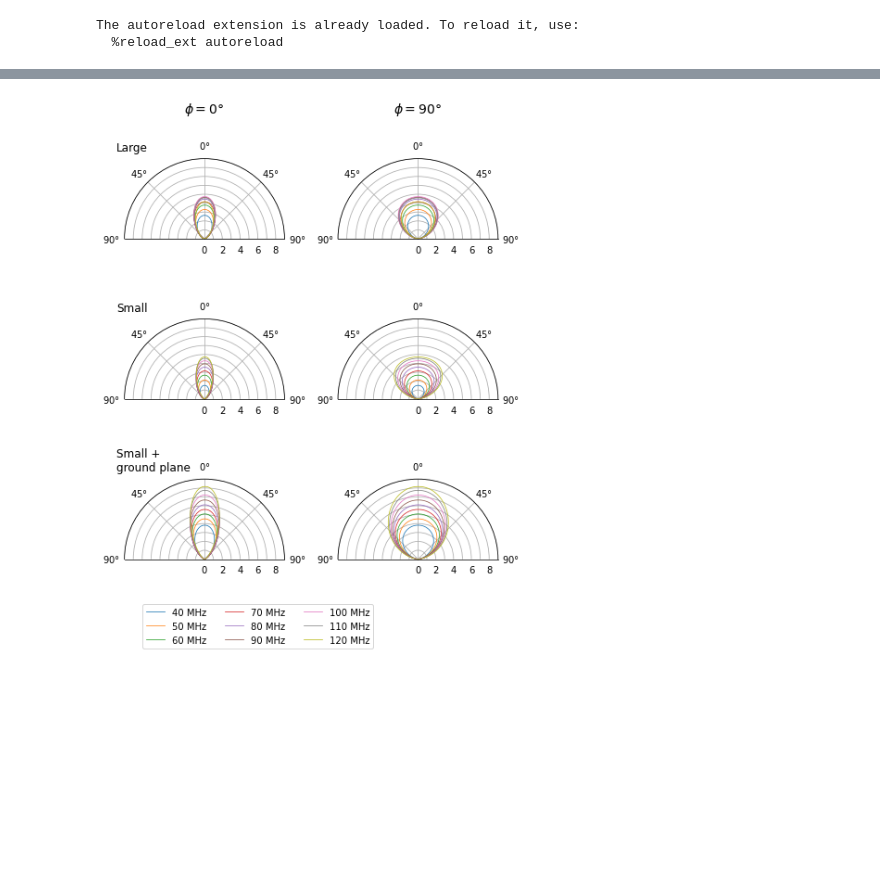
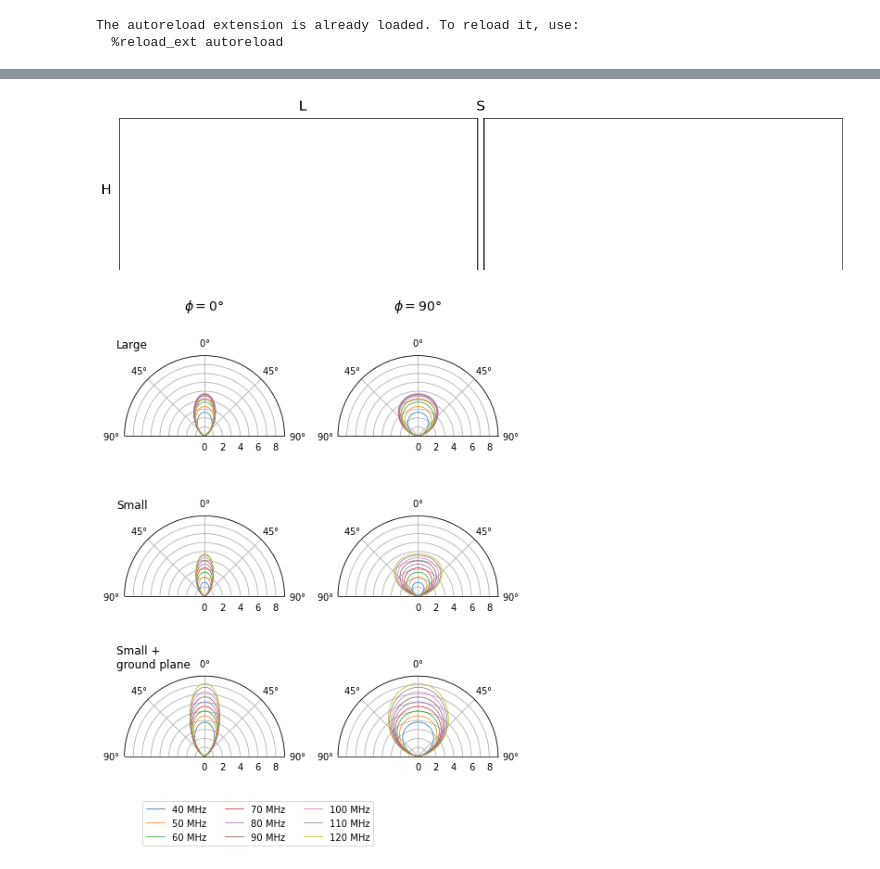
Before and after one commit to christianhbye/21cm_obs_simulations, a Jupyter notebook: PaperPlots_MIST.ipynb, the cells around one changed output, grey strips where cells are left out. Drawn from its saved outputs; the diff is of its cells as text; code cells hidden in the pictures; blank space fills up the shorter version.

```diff
--- a/PaperPlots_MIST.ipynb
+++ b/PaperPlots_MIST.ipynb
@@ -37,3 +39,26 @@ plt.show()
+# %%
+panel_height = 0.75  # m
+dy = panel_height
+dx = 2* panel_length + panel_sep
+fig = plt.figure()
+ax = fig.add_axes([0., 0., dx, dy])
+ax.axis('off')
+ax.axvline(x=0, ymin=0, ymax=1, c='k')
+ax.axvline(x=panel_length, ymin=0, ymax=1, c='k')
+ax.axvline(x=panel_length+panel_sep, ymin=0, ymax=1, c='k')
+ax.axvline(x=2*panel_length+panel_sep, ymin=0, ymax=1, c='k')
+#ax.axhline(y=0, xmin=0, xmax=panel_length/dx, c='k')
+#ax.axhline(y=0, xmin=(panel_length+panel_sep)/dx, xmax=1, c='k')
+ax.axhline(y=dy, xmin=0, xmax=panel_length/dx, c='k')
+ax.axhline(y=dy, xmin=(panel_length+panel_sep)/dx, xmax=1, c='k')
+ax.set_xlim(0, dx)
+ax.set_ylim(0, dy)
+ax.text(panel_length/2, panel_height*1.05, 'L', fontsize=20)
+ax.text(panel_length*0.995, panel_height*1.05, 'S', fontsize=20)
+ax.text(-panel_length*0.05, panel_height/2, 'H', fontsize=20)
+plt.show()
+# %% [output]
+[figure, added]
 # %%
 fig, axs = a.polar_beam(gl, f, figsize=(5,3))
 # %% [output]
```
Also changed, not shown: parts of 9 cells of this notebook.
